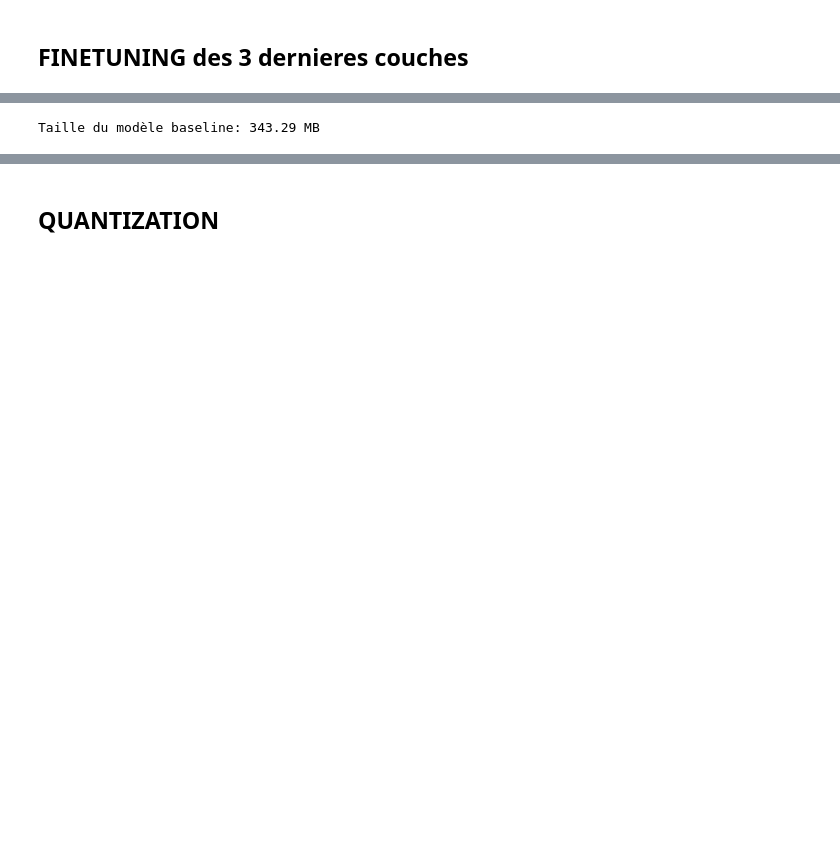
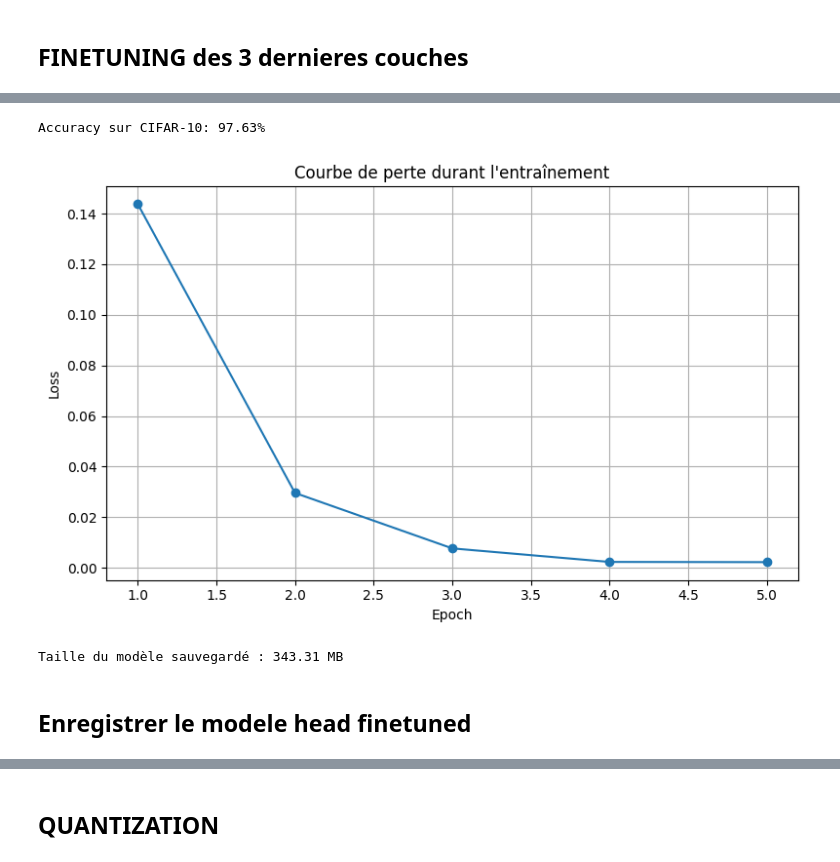
Before and after one commit to PaulSerin/PAH, a Jupyter notebook: Project/VITB.ipynb, the cells around one changed output, grey strips where cells are left out. Saved outputs shown, nothing was run; the diff lists cells and outputs as text; code cells hidden in the pictures; blank space fills up the shorter version.

```diff
--- a/Project/VITB.ipynb
+++ b/Project/VITB.ipynb
@@ -87,61 +168,64 @@ from torchvision import datasets, transforms
 from torch.utils.data import DataLoader, random_split
 from transformers import ViTForImageClassification, ViTImageProcessor
 from tqdm import tqdm
+import matplotlib.pyplot as plt
+import os
 
-# Fonction de collate personnalisée pour garder les images sous forme de liste PIL
+# Fonction de collate personnalisée
 def custom_collate_fn(batch):
     images, labels = zip(*batch)
     return list(images), torch.tensor(labels)
 
+# Fonction utilitaire pour mesurer la taille du modèle
+def get_model_size(model, temp_path="temp_model.pth"):
+    torch.save(model.state_dict(), temp_path)
+    size_mb = os.path.getsize(temp_path) / 1e6
+    os.remove(temp_path)
+    return size_mb
+
 device = torch.device("cuda" if torch.cuda.is_available() else "cpu")
 
-# Préparer le dataset CIFAR-10 avec transformation (redimensionnement à 224x224)
+# Dataset CIFAR-10
 transform = transforms.Resize((224, 224))
 train_dataset = datasets.CIFAR10(root='./data', train=True, download=True, transform=transform)
 test_dataset  = datasets.CIFAR10(root='./data', train=False, download=True, transform=transform)
 
-# Réduire le train set à 30% de ses données pour un test rapide
+# Réduction du dataset
 total_train = len(train_dataset)
-train_size = int(0.1 * total_train)
+train_size = int(0.5 * total_train)
 train_subset, _ = random_split(train_dataset, [train_size, total_train - train_size])
 
-# Créer les DataLoaders en utilisant la fonction de collate personnalisée
 train_loader = DataLoader(train_subset, batch_size=32, shuffle=True, collate_fn=custom_collate_fn)
 test_loader  = DataLoader(test_dataset, batch_size=32, shuffle=False, collate_fn=custom_collate_fn)
 
-# Charger le processor et le modèle ViT pré-entraîné
+# Modèle ViT
 processor = ViTImageProcessor.from_pretrained('google/vit-base-patch16-224')
 model = ViTForImageClassification.from_pretrained('google/vit-base-patch16-224')
+model.classifier = nn.Linear(model.config.hidden_size, 10)
 
-# ----------------- Fine-Tuning sur les dernières couches -----------------
-# 1. Geler tout d'abord le backbone
+# Geler le backbone
 for param in model.vit.parameters():
     param.requires_grad = False
 
-# 2. Débloquer (unfreeze) les derniers blocs du transformeur.
-# Ici, on choisit de réentraîner les 2 derniers blocs
+# Unfreeze les 2 derniers blocs
 for layer in model.vit.encoder.layer[-2:]:
     for param in layer.parameters():
         param.requires_grad = True
 
-# 3. Remplacer la tête de classification pour 10 classes (pour CIFAR-10)
-model.classifier = nn.Linear(model.config.hidden_size, 10)
-# Par défaut, les paramètres de cette nouvelle couche sont entraînables
-
 model.to(device)
 
-# Définir la loss et l'optimiseur.
-# L'optimiseur portera sur tous les paramètres non gelés (les 2 derniers blocs et le classifier)
 optimizer = optim.Adam(filter(lambda p: p.requires_grad, model.parameters()), lr=1e-4)
 criterion = nn.CrossEntropyLoss()
 
-# Boucle d'entraînement
-epochs = 3
+# ➤ Enregistrement des pertes
+losses = []
+
+# Entraînement
+epochs = 5
 for epoch in range(epochs):
     model.train()
     running_loss = 0.0
     for images, labels in tqdm(train_loader, desc=f"Epoch {epoch+1}/{epochs}"):
-        # Préparation des inputs via le processor (attend une liste d'images PIL)
         inputs = processor(images=images, return_tensors="pt").to(device)
         labels = labels.to(device)
 
@@ -151,9 +235,12 @@ for epoch in range(epochs):
         loss.backward()
         optimizer.step()
         running_loss += loss.item()
-    print(f"Epoch {epoch+1}/{epochs} - Loss moyenne: {running_loss/len(train_loader):.4f}")
 
-# Évaluation sur le jeu de test
+    epoch_loss = running_loss / len(train_loader)
+    losses.append(epoch_loss)
+    print(f"Epoch {epoch+1}/{epochs} - Loss moyenne: {epoch_loss:.4f}")
+
+# Évaluation
 model.eval()
 correct = 0
 total = 0
@@ -165,5 +252,19 @@ with torch.no_grad():
         correct += (preds == labels.to(device)).sum().item()
         total += labels.size(0)
 
-print("Accuracy sur CIFAR-10: {:.2f}%".format(100 * correct / total))
+accuracy = 100 * correct / total
+print(f"Accuracy sur CIFAR-10: {accuracy:.2f}%")
+
+# ➤ Afficher la courbe de loss
+plt.figure(figsize=(8, 5))
+plt.plot(range(1, len(losses)+1), losses, marker='o')
+plt.title("Courbe de perte durant l'entraînement")
+plt.xlabel("Epoch")
+plt.ylabel("Loss")
+plt.grid(True)
+plt.tight_layout()
+plt.show()
+
+size_mb = get_model_size(model)
+print(f"Taille du modèle sauvegardé : {size_mb:.2f} MB")
 # %% [output]
@@ -176,5 +285,5 @@ Accuracy sur CIFAR-10: 97.24%
+Accuracy sur CIFAR-10: 97.63%
+[figure, added]
+Taille du modèle sauvegardé : 343.31 MB
-# %%
-size_baseline = get_model_size(model)
-print("Taille du modèle baseline: {:.2f} MB".format(size_baseline))
-# %% [output]
-Taille du modèle baseline: 343.29 MB
+# %% [markdown]
+## Enregistrer le modele head finetuned
```
Also changed, not shown: parts of 17 cells of this notebook, 2 other files.
